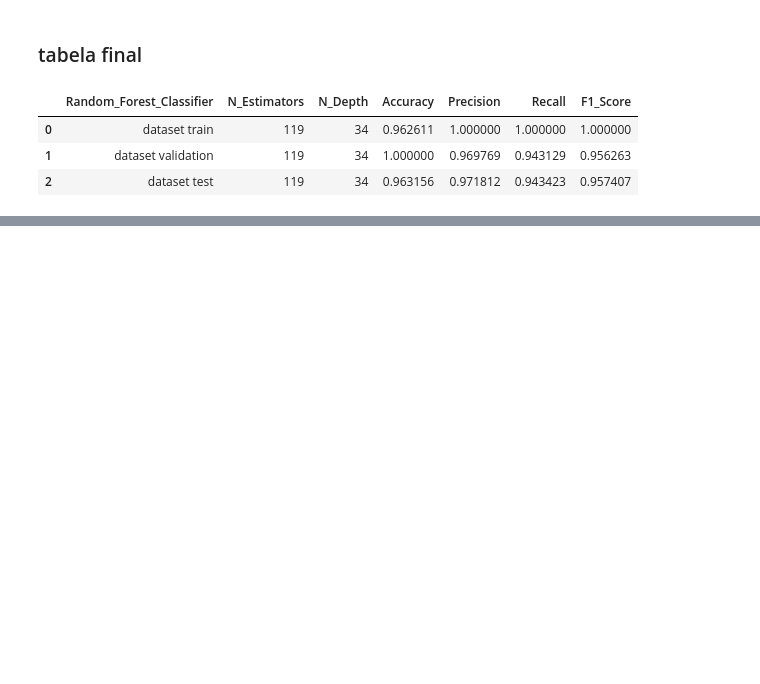
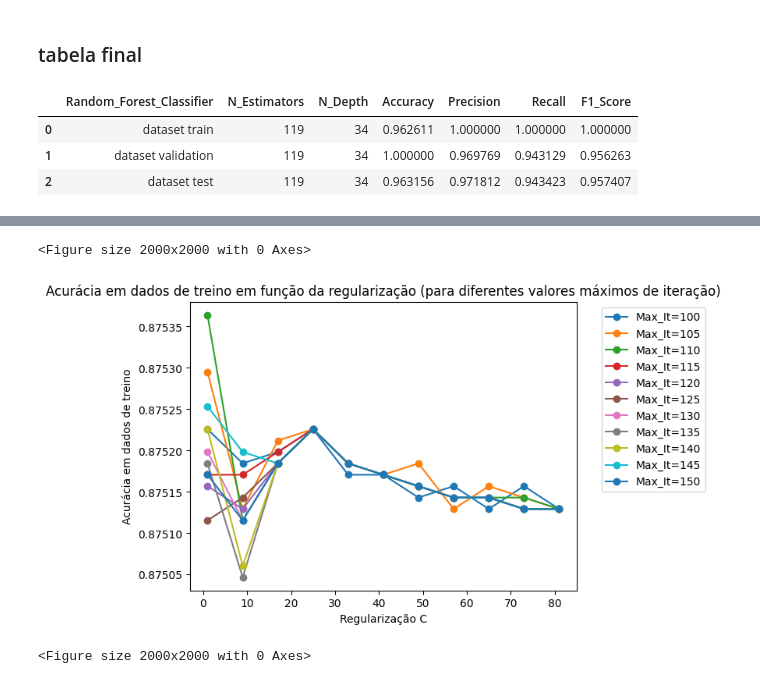
Before and after one commit to thiagomeneghello/ensaio-machine-learning, a Jupyter notebook: notebook/classifier.ipynb, the cells around one changed output, grey strips where cells are left out. Saved outputs shown, nothing was run; the diff lists cells and outputs as text; code cells hidden in the pictures; blank space fills up the shorter version.

Commit message:
Logistic_Regression

```diff
--- a/notebook/classifier.ipynb
+++ b/notebook/classifier.ipynb
@@ -1280,0 +1283,6 @@ df_rf
+# %%
+def logistic_regression(c, solv, max_it, x_train, y_train, x_test):
+    model = lm.LogisticRegression(C = c, random_state = 42, solver = solv, max_iter = max_it, n_jobs=-1)
+    model.fit(x_train, y_train)
+    ypred = model.predict(x_test)
+    return ypred
@@ -1280,0 +1291,20 @@ df_rf
+# %%
+c = np.arange(1,82,8)
+solv = "lbfgs"
+max_it = np.arange(100, 151, 5)
+train1_acc_list =[]
+train1_prec_list =[]
+train1_recall_list =[]
+train1_f1_list =[]
+# %%
+for i in range(len(c)):
+    for j in range(len(max_it)):
+        ypred_train1 = logistic_regression(c[i], solv, max_it[j], x_train_class, y_train_class, x_train_class)
+        train1_acc = accuracy(y_train_class, ypred_train1)
+        train1_prec = precision(y_train_class, ypred_train1, 1)
+        train1_recall = recall(y_train_class, ypred_train1, 1)
+        train1_f1 = f1_score(y_train_class, ypred_train1)
+        train1_acc_list, train1_prec_list, train1_recall_list, train1_f1_list = metrics_list(train1_acc_list, train1_acc,
+                                                                                             train1_prec_list, train1_prec,
+                                                                                             train1_recall_list, train1_recall,
+                                                                                             train1_f1_list, train1_f1)
@@ -1280,0 +1329,17 @@ df_rf
+# %%
+train1_acc_list_mx = matrix(train1_acc_list, c, max_it)
+train1_prec_list_mx = matrix(train1_prec_list, c, max_it)
+train1_recall_list_mx = matrix(train1_recall_list, c, max_it)
+train1_f1_list_mx = matrix(train1_f1_list, c, max_it)
+# %%
+for j in range(len(max_it)):
+    plt.plot(c, train1_acc_list_mx[:,j], label=f'Max_It={max_it[j]}', marker='o')
+plt.xlabel('Regularização C')
+plt.ylabel('Acurácia em dados de treino')
+plt.title('Acurácia em dados de treino em função da regularização (para diferentes valores máximos de iteração)')
+plt.legend(bbox_to_anchor=(1.05, 1), loc='upper left')
+plt.figure(figsize=(20, 20))
+# %% [output]
+<Figure size 2000x2000 with 0 Axes>
+[figure, added]
+<Figure size 2000x2000 with 0 Axes>
```
Also changed, not shown: parts of 26 cells of this notebook, 1 other file.
